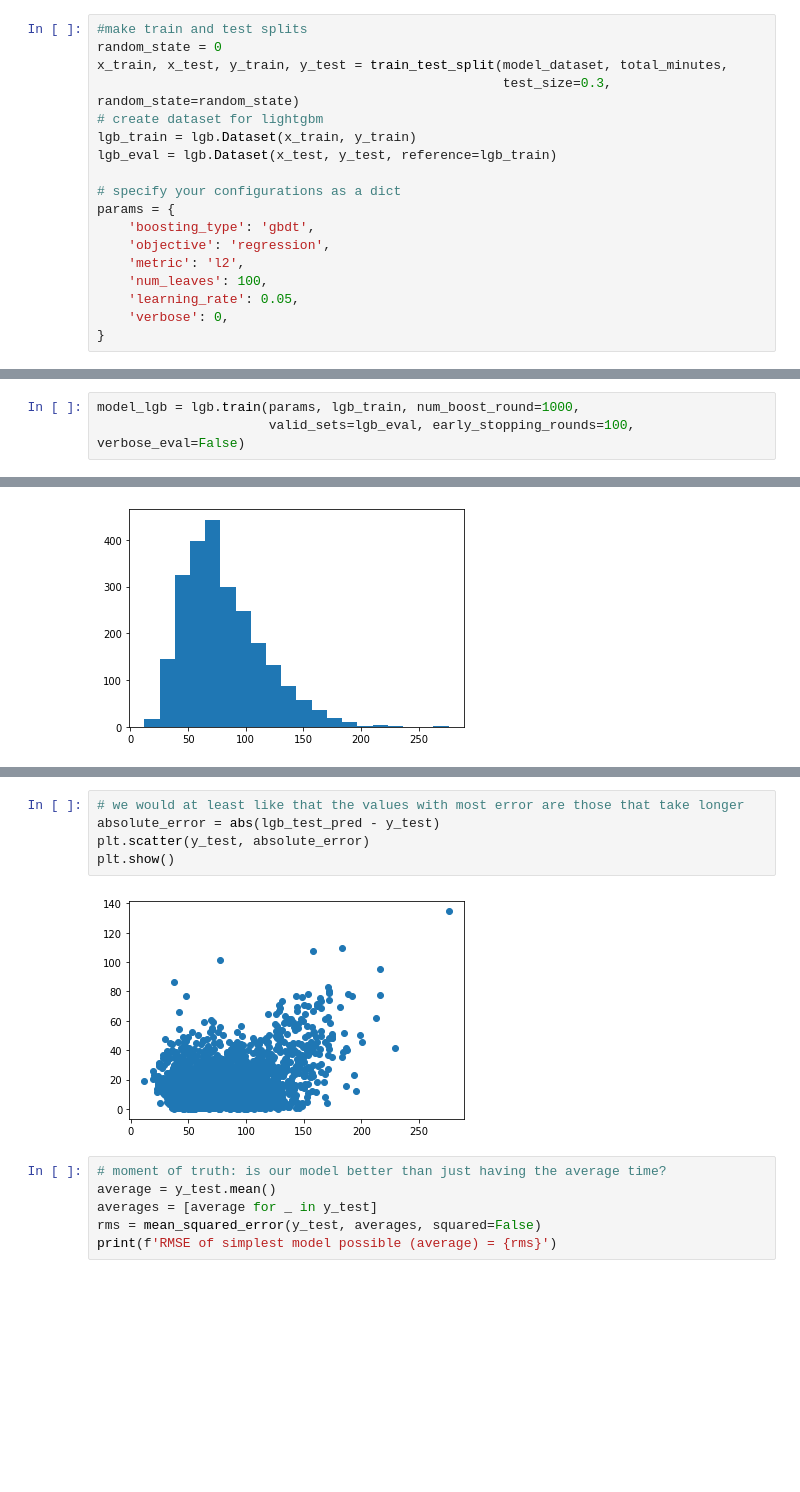
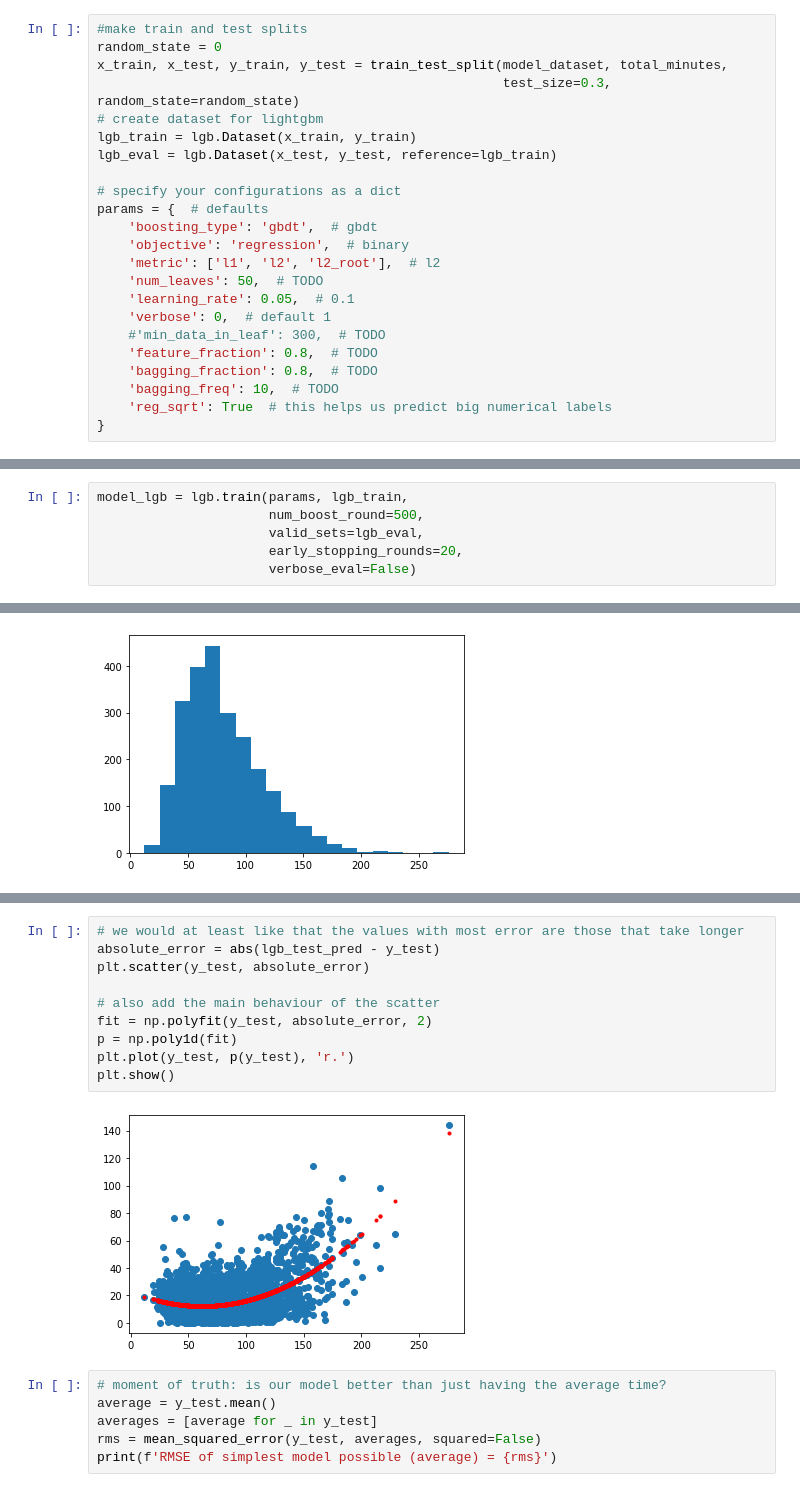
Before and after one commit to harrisonford/cornershop_estimator, a Jupyter notebook: 00_Model.ipynb, the cells around one changed output, grey strips where cells are left out. Saved outputs shown, nothing was run; the diff lists cells and outputs as text; blank space fills up the shorter version.

```diff
--- a/00_Model.ipynb
+++ b/00_Model.ipynb
@@ -131,17 +131,25 @@ lgb_train = lgb.Dataset(x_train, y_train)
 lgb_eval = lgb.Dataset(x_test, y_test, reference=lgb_train)
 
 # specify your configurations as a dict
-params = {
-    'boosting_type': 'gbdt',
-    'objective': 'regression',
-    'metric': 'l2',
-    'num_leaves': 100,
-    'learning_rate': 0.05,
-    'verbose': 0,
+params = {  # defaults
+    'boosting_type': 'gbdt',  # gbdt
+    'objective': 'regression',  # binary
+    'metric': ['l1', 'l2', 'l2_root'],  # l2
+    'num_leaves': 50,  # TODO
+    'learning_rate': 0.05,  # 0.1
+    'verbose': 0,  # default 1
+    #'min_data_in_leaf': 300,  # TODO
+    'feature_fraction': 0.8,  # TODO
+    'bagging_fraction': 0.8,  # TODO
+    'bagging_freq': 10,  # TODO
+    'reg_sqrt': True  # this helps us predict big numerical labels
 }
 # %% [markdown]
 ## Training stage
 # %%
-model_lgb = lgb.train(params, lgb_train, num_boost_round=1000,
-                      valid_sets=lgb_eval, early_stopping_rounds=100, verbose_eval=False)
+model_lgb = lgb.train(params, lgb_train,
+                      num_boost_round=500,
+                      valid_sets=lgb_eval,
+                      early_stopping_rounds=20,
+                      verbose_eval=False)
 # %% [output]
@@ -183,10 +196,15 @@ RMSE = 22.511428411952966
 # %%
 # we would at least like that the values with most error are those that take longer
 absolute_error = abs(lgb_test_pred - y_test)
 plt.scatter(y_test, absolute_error)
+
+# also add the main behaviour of the scatter
+fit = np.polyfit(y_test, absolute_error, 2)
+p = np.poly1d(fit)
+plt.plot(y_test, p(y_test), 'r.')
 plt.show()
 # %% [output]
-[figure, old version]
+[figure, new version]
 # %%
 # moment of truth: is our model better than just having the average time?
 average = y_test.mean()
```
Also changed, not shown: parts of 17 cells of this notebook, 1 other file.
